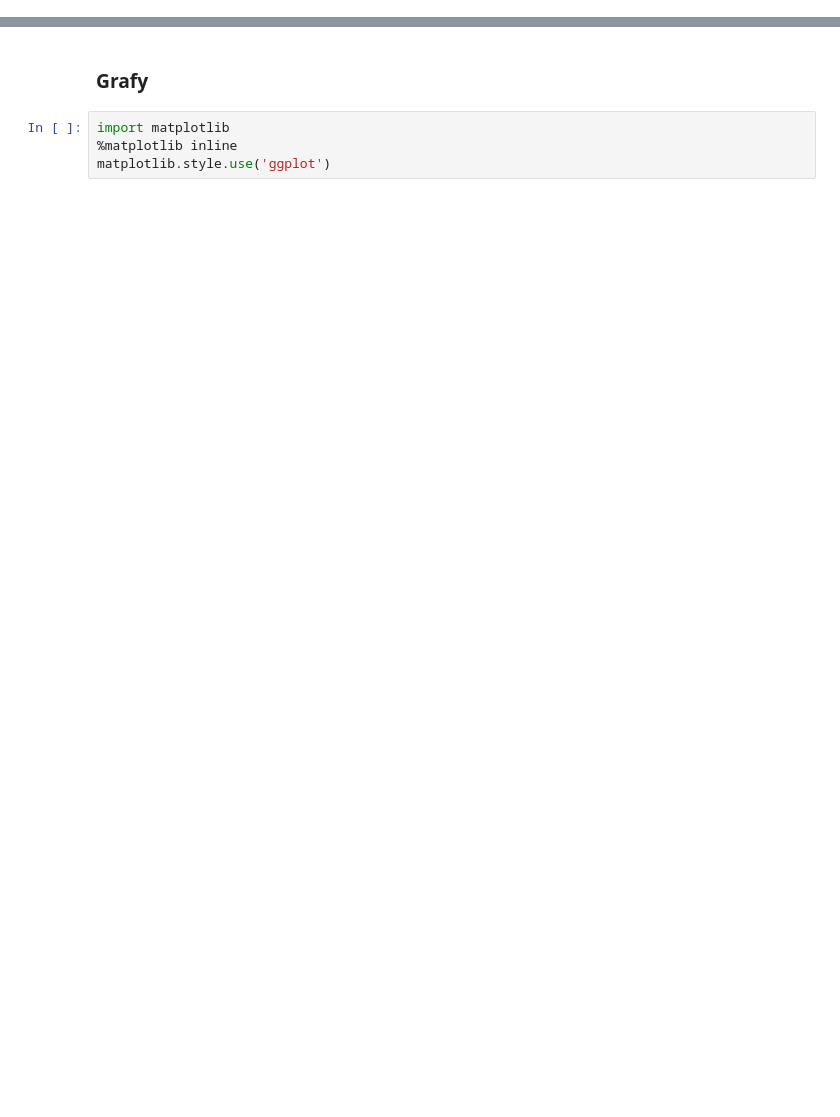
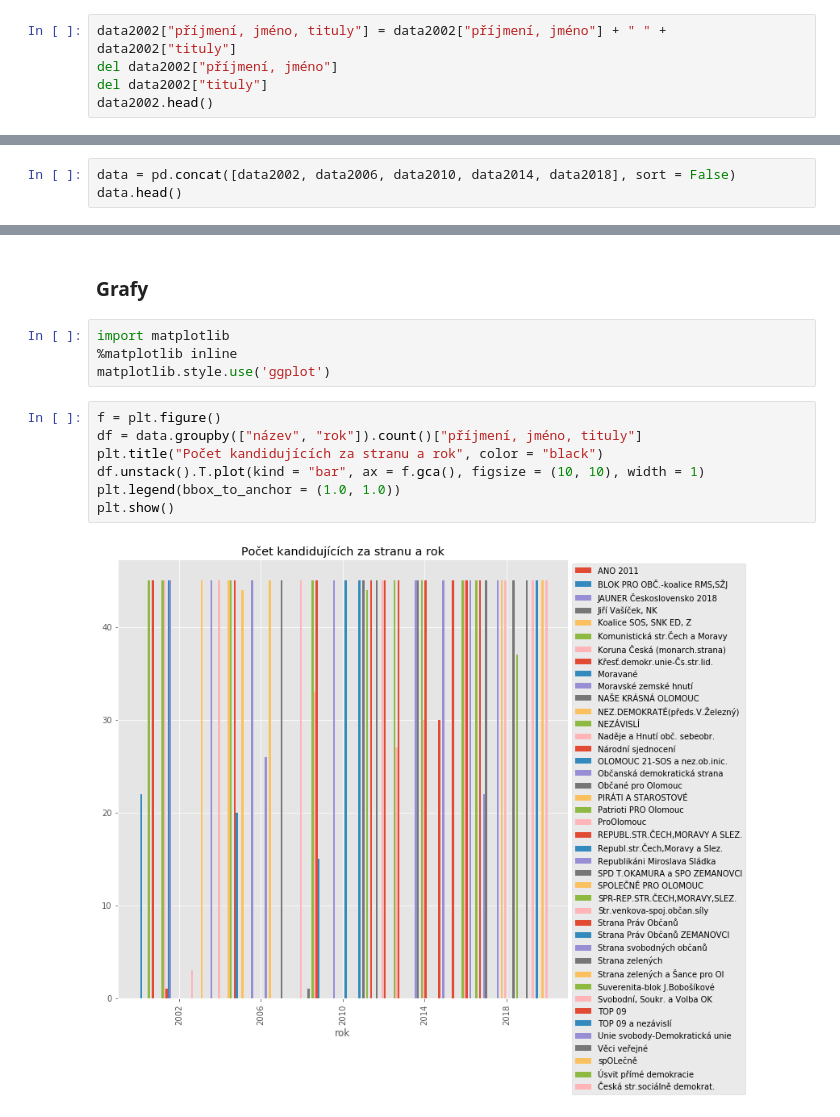
Before and after one commit to viluon/vzd-2019, a Jupyter notebook: 01/homework_01_B191.ipynb, the cells around one changed output, grey strips where cells are left out. Saved outputs shown, nothing was run; the diff lists cells and outputs as text; blank space fills up the shorter version.

Commit message:
Add required plots

```diff
--- a/01/homework_01_B191.ipynb
+++ b/01/homework_01_B191.ipynb
@@ -198,0 +209,5 @@ parties2018.head()
+# %%
+data2002["příjmení, jméno, tituly"] = data2002["příjmení, jméno"] + " " + data2002["tituly"]
+del data2002["příjmení, jméno"]
+del data2002["tituly"]
+data2002.head()
@@ -198,0 +221,3 @@ parties2018.head()
+# %%
+data = pd.concat([data2002, data2006, data2010, data2014, data2018], sort = False)
+data.head()
@@ -202,3 +244,12 @@ parties2018.head()
 import matplotlib
 %matplotlib inline
 matplotlib.style.use('ggplot')
+# %%
+f = plt.figure()
+df = data.groupby(["název", "rok"]).count()["příjmení, jméno, tituly"]
+plt.title("Počet kandidujících za stranu a rok", color = "black")
+df.unstack().T.plot(kind = "bar", ax = f.gca(), figsize = (10, 10), width = 1)
+plt.legend(bbox_to_anchor = (1.0, 1.0))
+plt.show()
+# %% [output]
+[figure, added]
```
Also changed, not shown: parts of 11 cells of this notebook.
